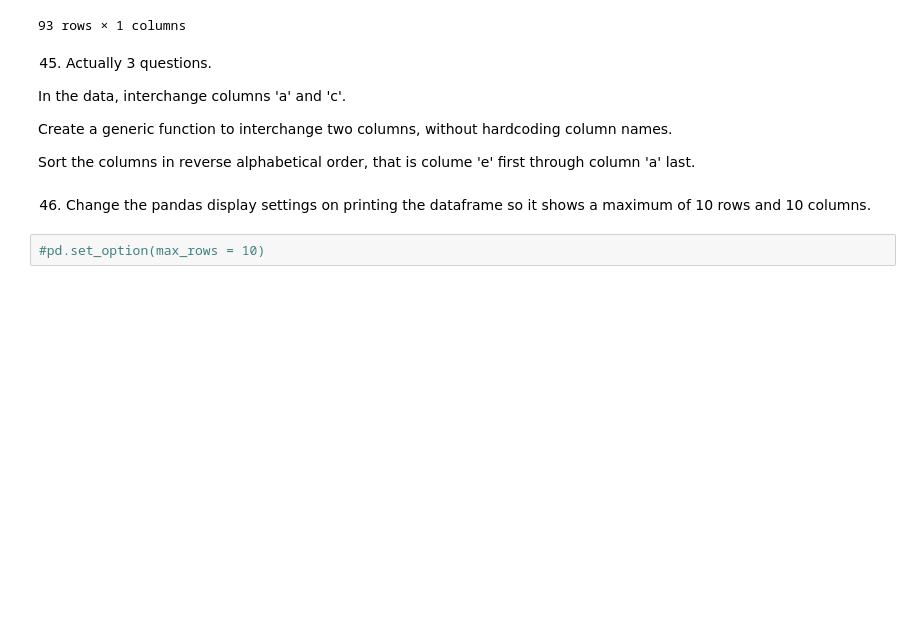
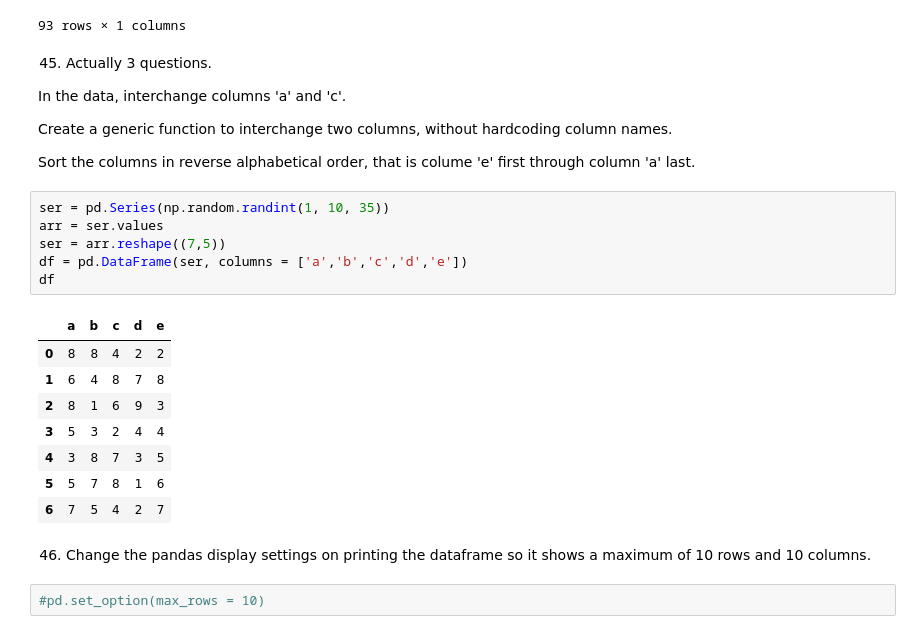
Before and after one commit to morelocj/pandas_demos, a Jupyter notebook: 74 or so Exercises-checkpoint.ipynb, the cells around one changed output. Cells and saved outputs as stored; diff of their text form; blank space fills up the shorter version.

```diff
--- a/74 or so Exercises-checkpoint.ipynb
+++ b/74 or so Exercises-checkpoint.ipynb
@@ -875,6 +875,21 @@ In the data, interchange columns 'a' and 'c'.
 Create a generic function to interchange two columns, without hardcoding column names.
 
 Sort the columns in reverse alphabetical order, that is colume 'e' first through column 'a' last.
+# %%
+ser = pd.Series(np.random.randint(1, 10, 35))
+arr = ser.values
+ser = arr.reshape((7,5))
+df = pd.DataFrame(ser, columns = ['a','b','c','d','e'])
+df
+# %% [output]
+|  | a | b | c | d | e |
+| 0 | 8 | 8 | 4 | 2 | 2 |
+| 1 | 6 | 4 | 8 | 7 | 8 |
+| 2 | 8 | 1 | 6 | 9 | 3 |
+| 3 | 5 | 3 | 2 | 4 | 4 |
+| 4 | 3 | 8 | 7 | 3 | 5 |
+| 5 | 5 | 7 | 8 | 1 | 6 |
+| 6 | 7 | 5 | 4 | 2 | 7 |
 # %% [markdown]
 46) Change the pandas display settings on printing the dataframe so it shows a maximum of 10 rows and 10 columns.
 # %%
```
Also changed, not shown: parts of 3 cells of this notebook, 2 other files.
